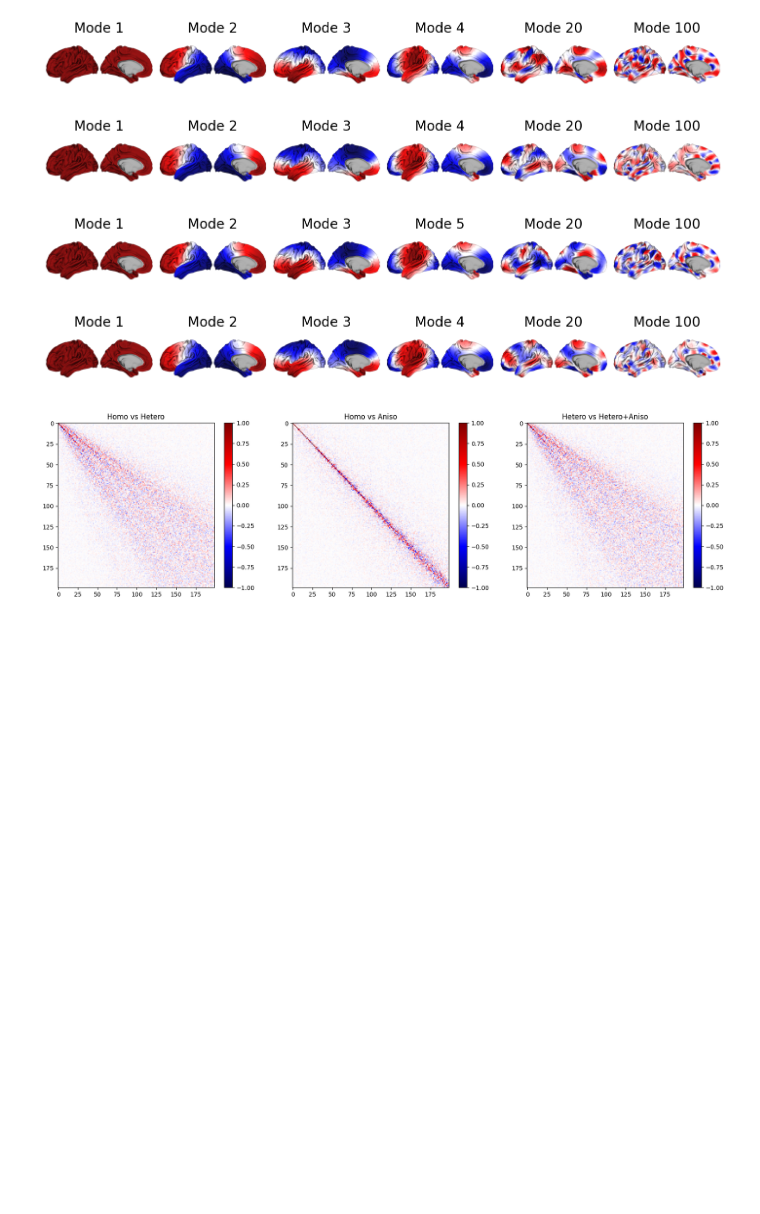
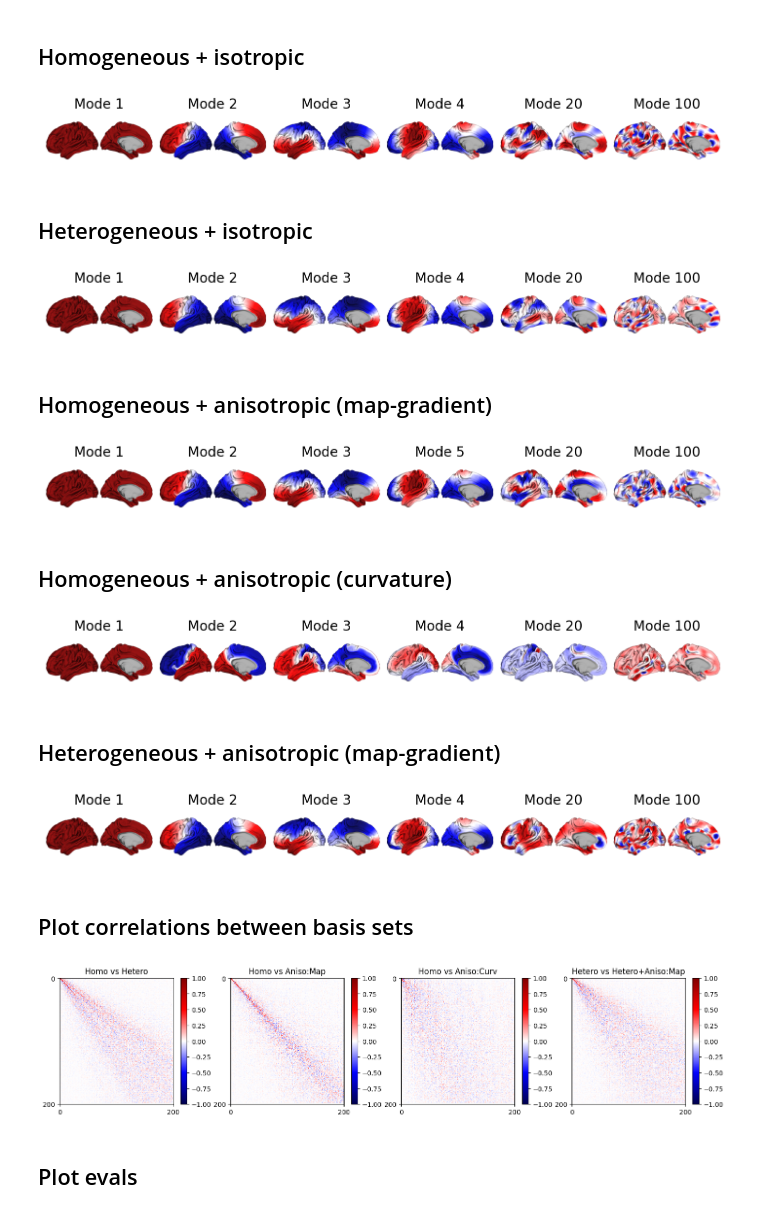
Before and after one commit to VictorBarnes/neuromodes, a Jupyter notebook: docs/validation/aniso_modes.ipynb, the cells around one changed output. Saved outputs shown, nothing was run; the diff lists cells and outputs as text; code cells hidden in the pictures; blank space fills up the shorter version.

Commit message:
[ENH] Add curvature-based anisotropy

```diff
--- a/docs/validation/aniso_modes.ipynb
+++ b/docs/validation/aniso_modes.ipynb
@@ -14,5 +14,7 @@ saaxis = fetch_map('fcgradient1')
 lh_surfpath = files('neuromodes.data') / 'sp-human_tpl-fsLR_den-32k_hemi-L_midthickness.surf.gii'
 
 n_modes = 200
+# %% [markdown]
+## Homogeneous + isotropic
 # %%
 # Initialize solver with surface
@@ -21,50 +23,82 @@ solver0.solve(n_modes=n_modes)
 plot_surf(lh_surfpath, unmask(solver0.emodes[:,[0,1,2,3,19,99]], medmask), labels=['Mode 1', 'Mode 2', 'Mode 3', 'Mode 4', 'Mode 20', 'Mode 100'], cmap='seismic_r')
 # %% [output]
 [figure]
+# %% [markdown]
+## Heterogeneous + isotropic
 # %%
 # Initialize solver with surface
-solver1 = EigenSolver(mesh, mask=medmask, hetero=myelinmap, aniso=None,
+solver1 = EigenSolver(mesh, mask=medmask, hetero=myelinmap, aniso_map=None,
                       alpha=1)
 solver1.solve(n_modes=n_modes)
 plot_surf(lh_surfpath, unmask(solver1.emodes[:,[0,1,2,3,19,99]], medmask), labels=['Mode 1', 'Mode 2', 'Mode 3', 'Mode 4', 'Mode 20', 'Mode 100'], cmap='seismic_r')
 # %% [output]
 [figure]
+# %% [markdown]
+## Homogeneous + anisotropic (map-gradient)
 # %%
 # Initialize solver with surface
-solver2 = EigenSolver(mesh, mask=medmask, hetero=None, aniso=saaxis, beta=10)
+solver2 = EigenSolver(mesh, mask=medmask, hetero=None, aniso_map=saaxis, beta=50)
 solver2.solve(n_modes=n_modes)
 plot_surf(lh_surfpath, unmask(solver2.emodes[:,[0,1,2,3,19,99]], medmask), labels=['Mode 1', 'Mode 2', 'Mode 3', 'Mode 5', 'Mode 20', 'Mode 100'], cmap='seismic_r')
 # %% [output]
-[figure, old version]
+[figure, new version]
+# %% [markdown]
+## Homogeneous + anisotropic (curvature)
+# %%
+# Initialize solver with surface
+solver3 = EigenSolver(mesh, mask=medmask, hetero=None, aniso_curv=(0, 100))
+solver3.solve(n_modes=n_modes)
+plot_surf(lh_surfpath, unmask(solver3.emodes[:,[0,1,2,3,19,99]], medmask), labels=['Mode 1', 'Mode 2', 'Mode 3', 'Mode 4', 'Mode 20', 'Mode 100'], cmap='seismic_r')
+# %% [output]
+[figure, added]
+# %% [markdown]
+## Heterogeneous + anisotropic (map-gradient)
 # %%
 # Initialize solver with surface
-solver3 = EigenSolver(mesh, mask=medmask, hetero=myelinmap, aniso=saaxis, alpha=1, beta=10)
-solver3.solve(n_modes=n_modes)
-plot_surf(lh_surfpath, unmask(solver3.emodes[:,[0,1,2,3,19,99]], medmask), labels=['Mode 1', 'Mode 2', 'Mode 3', 'Mode 4', 'Mode 20', 'Mode 100'], cmap='seismic_r')
+solver4 = EigenSolver(mesh, mask=medmask, hetero=myelinmap, aniso_map=saaxis, alpha=1, beta=50)
+solver4.solve(n_modes=n_modes)
+plot_surf(lh_surfpath, unmask(solver4.emodes[:,[0,1,2,3,19,99]], medmask), labels=['Mode 1', 'Mode 2', 'Mode 3', 'Mode 4', 'Mode 20', 'Mode 100'], cmap='seismic_r')
 # %% [output]
-[figure, old version]
+[figure, new version]
+# %% [markdown]
+## Plot correlations between basis sets
 # %%
 emodes_corrs_01 = np.corrcoef(solver0.emodes[:, 1:].T, solver1.emodes[:, 1:].T)[:199, 199:]
 emodes_corrs_02 = np.corrcoef(solver0.emodes[:, 1:].T, solver2.emodes[:, 1:].T)[:199, 199:]
 emodes_corrs_03 = np.corrcoef(solver0.emodes[:, 1:].T, solver3.emodes[:, 1:].T)[:199, 199:]
+emodes_corrs_04 = np.corrcoef(solver0.emodes[:, 1:].T, solver4.emodes[:, 1:].T)[:199, 199:]
 
-fig, axs = plt.subplots(1, 3, figsize=(20, 5))
+fig, axs = plt.subplots(1, 4, figsize=(18, 3.4))
 
 im0 = axs[0].imshow(emodes_corrs_01, cmap='seismic', vmin=-1, vmax=1, aspect='auto')
 axs[0].set_title('Homo vs Hetero')
+axs[0].set_xticks([0, 200])
+axs[0].set_yticks([0, 200])
 plt.colorbar(im0, ax=axs[0])
 
 im1 = axs[1].imshow(emodes_corrs_02, cmap='seismic', vmin=-1, vmax=1, aspect='auto')
-axs[1].set_title('Homo vs Aniso')
+axs[1].set_title('Homo vs Aniso:Map')
+axs[1].set_xticks([0, 200])
+axs[1].set_yticks([0, 200])
 plt.colorbar(im1, ax=axs[1])
 
 im2 = axs[2].imshow(emodes_corrs_03, cmap='seismic', vmin=-1, vmax=1, aspect='auto')
-axs[2].set_title('Hetero vs Hetero+Aniso')
+axs[2].set_title('Homo vs Aniso:Curv')
+axs[2].set_xticks([0, 200])
+axs[2].set_yticks([0, 200])
 plt.colorbar(im2, ax=axs[2])
 
+im3 = axs[3].imshow(emodes_corrs_04, cmap='seismic', vmin=-1, vmax=1, aspect='auto')
+axs[3].set_title('Hetero vs Hetero+Aniso:Map')
+axs[3].set_xticks([0, 200])
+axs[3].set_yticks([0, 200])
+plt.colorbar(im3, ax=axs[3])
+
 plt.show()
 # %% [output]
-[figure, old version]
+[figure, new version]
+# %% [markdown]
+## Plot evals
 # %%
 fig, ax = plt.subplots(1, 1, figsize=(5, 4))
 
```
Also changed, not shown: parts of 2 cells of this notebook, 2 other files.
